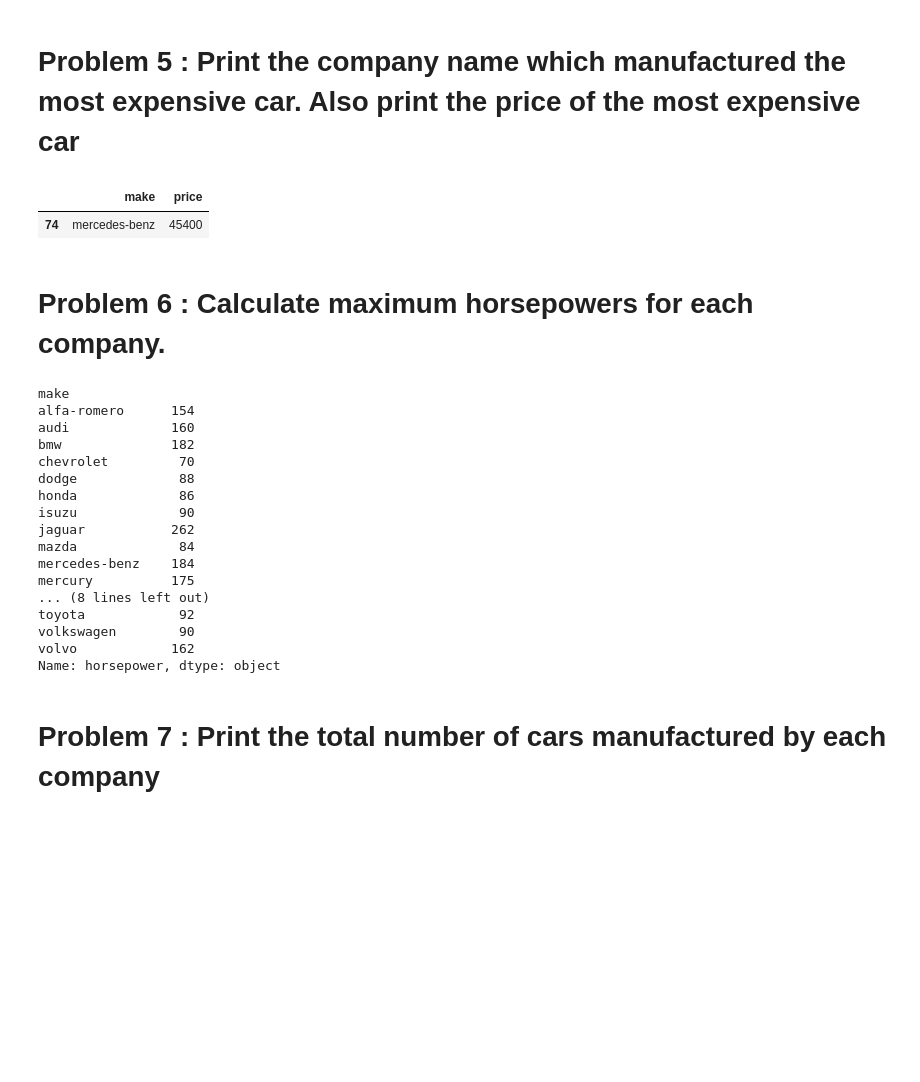
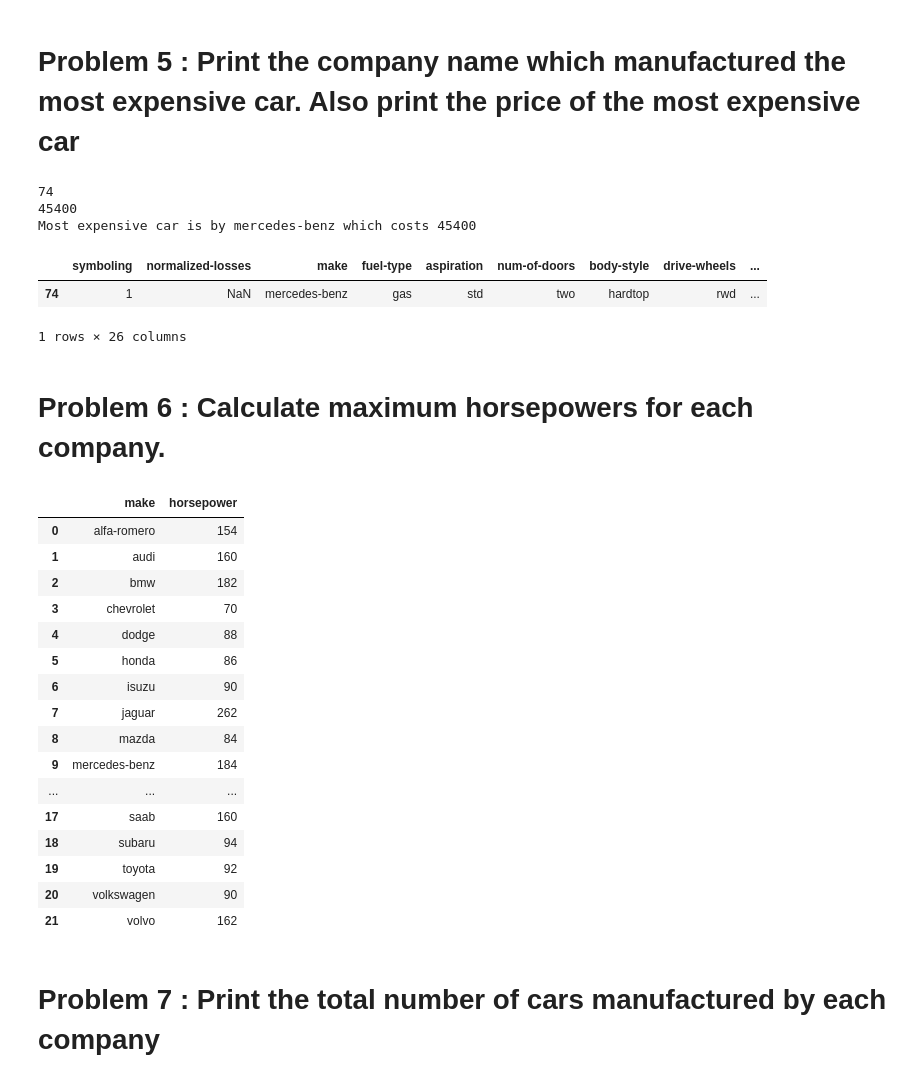
Before and after one commit to Jaya9522/almabetter_assignments, a Jupyter notebook: Assignment_Pandas_Operations.ipynb, the cells around one changed output. Cells and saved outputs as stored; diff of their text form; code cells hidden in the pictures; blank space fills up the shorter version.

```diff
--- a/Assignment_Pandas_Operations.ipynb
+++ b/Assignment_Pandas_Operations.ipynb
@@ -122,36 +94,45 @@ automobile_data
 # %% [markdown]
 # <b>Problem 5 : Print the company name which manufactured the most expensive car. Also print the price of the most expensive car
-# %%
-# Your code here
-automobile_data = automobile_data.replace("NaN","0")
-automobile_data['price'] = automobile_data['price'].astype(int)
-automobile_data[['make','price']][automobile_data.price==automobile_data['price'].max()]
-# %% [output]
-|  | make | price |
-| 74 | mercedes-benz | 45400 |
+# %%
+# Your code here
+id_max_car_price = df['price'].fillna(0).astype('int32').argmax()                 # index for highest value to not to evalute values with nan setting them to 0 to perform operation
+max_car_price = df['price'].fillna(0).astype('int32').max()
+print(id_max_car_price)
+print(max_car_price)
+print(f'Most expensive car is by {df["make"][id_max_car_price]} which costs {max_car_price}')                     # finding maximum price of car
+# %% [output]
+74
+45400
+Most expensive car is by mercedes-benz which costs 45400
+# %%
+df.iloc[74:75]
+# %% [output]
+|  | symboling | normalized-losses | make | fuel-type | aspiration | num-of-doors | body-style | drive-wheels | ... |
+| 74 | 1 | NaN | mercedes-benz | gas | std | two | hardtop | rwd | ... |
+1 rows × 26 columns
 # %% [markdown]
 # <b>Problem 6 : Calculate maximum horsepowers for each company. </b>
 # %%
 # Your code here
-automobile_data[["make", "horsepower"]].groupby(["make"])["horsepower"].max()
+df.groupby(["make"]).agg({'horsepower':max}).reset_index()
 # %% [output]
-make
-alfa-romero      154
-audi             160
-bmw              182
-chevrolet         70
-dodge             88
-honda             86
-isuzu             90
-jaguar           262
-mazda             84
-mercedes-benz    184
-mercury          175
-... (8 lines left out)
-toyota            92
-volkswagen        90
-volvo            162
-Name: horsepower, dtype: object
+|  | make | horsepower |
+| 0 | alfa-romero | 154 |
+| 1 | audi | 160 |
+| 2 | bmw | 182 |
+| 3 | chevrolet | 70 |
+| 4 | dodge | 88 |
+| 5 | honda | 86 |
+| 6 | isuzu | 90 |
+| 7 | jaguar | 262 |
+| 8 | mazda | 84 |
+| 9 | mercedes-benz | 184 |
+| ... | ... | ... |
+| 17 | saab | 160 |
+| 18 | subaru | 94 |
+| 19 | toyota | 92 |
+| 20 | volkswagen | 90 |
+| 21 | volvo | 162 |
 # %% [markdown]
 # <b> Problem 7 : Print the total number of cars manufactured by each company
 # %%
```
Also changed, not shown: parts of 27 cells of this notebook.
